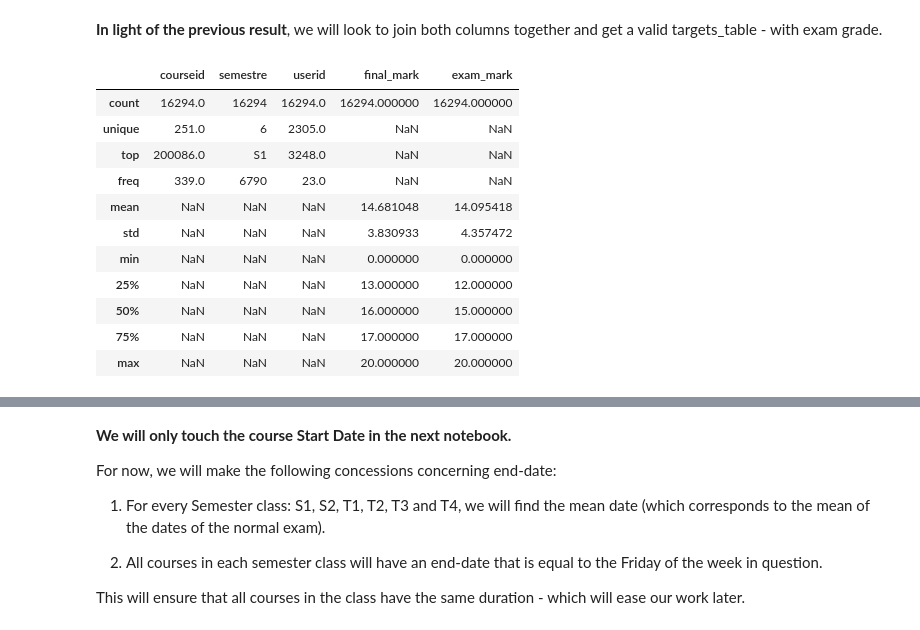
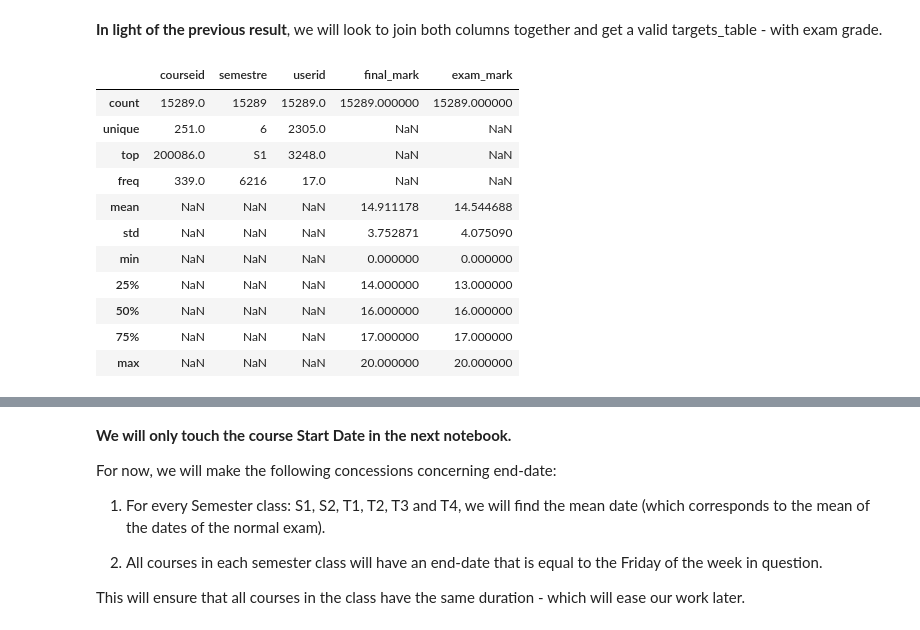
Before and after one commit to RicardoSantos0/timely_accurate_portable, a Jupyter notebook: Notebooks/2.1. Support Tables and Grade Usage - NOVA IMS.ipynb, the cells around one changed output, grey strips where cells are left out. Cells and saved outputs as stored; diff of their text form; code cells hidden in the pictures.

```diff
--- a/Notebooks/2.1. Support Tables and Grade Usage - NOVA IMS.ipynb
+++ b/Notebooks/2.1. Support Tables and Grade Usage - NOVA IMS.ipynb
@@ -325,21 +309,23 @@ exam_pivot = exam_pivot.drop('Recurso', axis = 1).rename(columns = {'Normal': 'e
 # %%
 #now we remove useless columns and rename nota_final to final_mark
 exams = exams.drop(['statusAvaliacao', 'notaAvaliacao'], axis = 1).rename(columns = {'notaFinal' : 'final_mark'})
 exams = pd.merge(exams, exam_pivot, on = ['courseid', 'semestre', 'userid'], how = 'inner')
 
 #we finish by dropping the rows that have no final_mark
-exams.dropna(inplace = True)
+exams = exams.drop_duplicates().fillna(0).reset_index(drop = True)
+exams['courseid'], exams['userid'] = exams['courseid'].astype(object), exams['userid'].astype(object)
+
 exams.describe(include = 'all', datetime_is_numeric = True)
 # %% [output]
 |  | courseid | semestre | userid | final_mark | exam_mark |
-| count | 16294.0 | 16294 | 16294.0 | 16294.000000 | 16294.000000 |
+| count | 15289.0 | 15289 | 15289.0 | 15289.000000 | 15289.000000 |
 | unique | 251.0 | 6 | 2305.0 | NaN | NaN |
 | top | 200086.0 | S1 | 3248.0 | NaN | NaN |
-| freq | 339.0 | 6790 | 23.0 | NaN | NaN |
-| mean | NaN | NaN | NaN | 14.681048 | 14.095418 |
-| std | NaN | NaN | NaN | 3.830933 | 4.357472 |
+| freq | 339.0 | 6216 | 17.0 | NaN | NaN |
+| mean | NaN | NaN | NaN | 14.911178 | 14.544688 |
+| std | NaN | NaN | NaN | 3.752871 | 4.075090 |
 | min | NaN | NaN | NaN | 0.000000 | 0.000000 |
-| 25% | NaN | NaN | NaN | 13.000000 | 12.000000 |
-| 50% | NaN | NaN | NaN | 16.000000 | 15.000000 |
+| 25% | NaN | NaN | NaN | 14.000000 | 13.000000 |
+| 50% | NaN | NaN | NaN | 16.000000 | 16.000000 |
 | 75% | NaN | NaN | NaN | 17.000000 | 17.000000 |
 | max | NaN | NaN | NaN | 20.000000 | 20.000000 |
```
Also changed, not shown: parts of 37 cells of this notebook, 2 other files.
